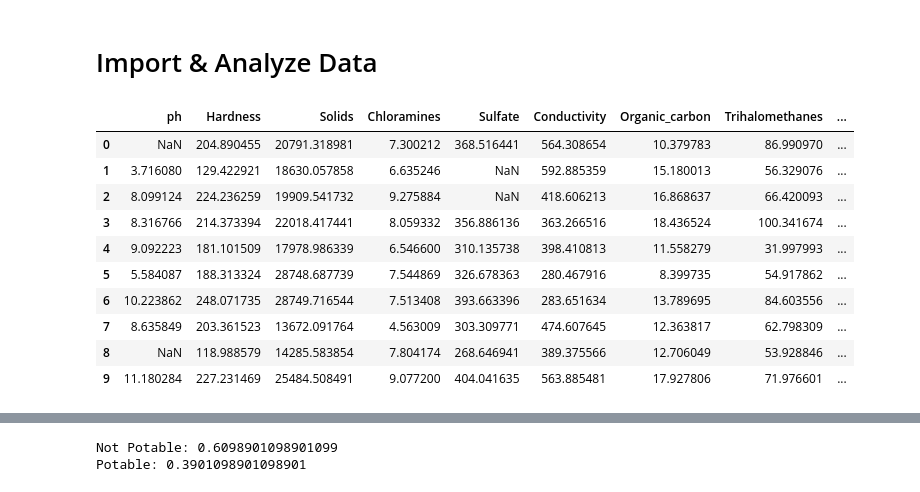
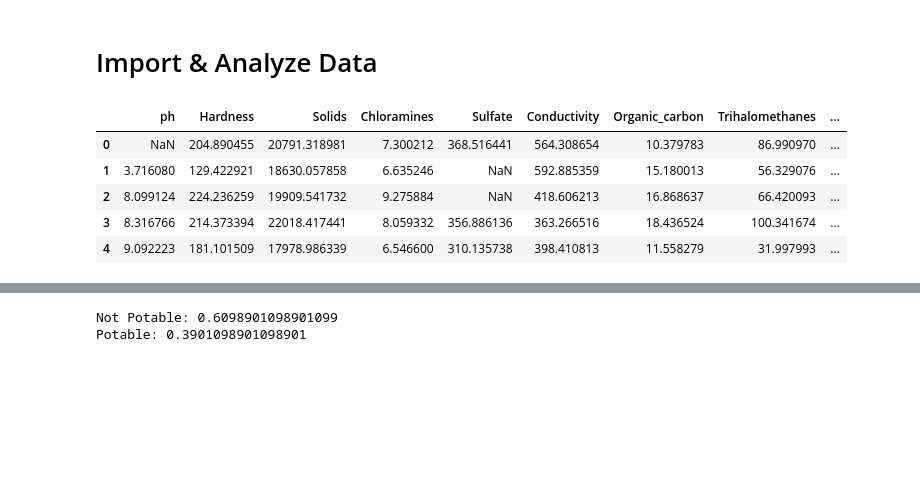
Before and after one commit to voidt01/Water-Quality-Machine-Learning-Prediction-Model, a Jupyter notebook: FINAL.ipynb, the cells around one changed output, grey strips where cells are left out. Drawn from its saved outputs; the diff is of its cells as text; code cells hidden in the pictures; blank space fills up the shorter version.

```diff
--- a/FINAL.ipynb
+++ b/FINAL.ipynb
@@ -28,19 +28,14 @@ from xgboost import XGBClassifier
 from sklearn.metrics import accuracy_score, ConfusionMatrixDisplay, classification_report, roc_auc_score, f1_score, precision_score, recall_score
 # %%
 df = pd.read_csv('water_potability.csv')
-df.head(10)
+df.head(5)
 # %% [output]
 |  | ph | Hardness | Solids | Chloramines | Sulfate | Conductivity | Organic_carbon | Trihalomethanes | ... |
 | 0 | NaN | 204.890455 | 20791.318981 | 7.300212 | 368.516441 | 564.308654 | 10.379783 | 86.990970 | ... |
 | 1 | 3.716080 | 129.422921 | 18630.057858 | 6.635246 | NaN | 592.885359 | 15.180013 | 56.329076 | ... |
 | 2 | 8.099124 | 224.236259 | 19909.541732 | 9.275884 | NaN | 418.606213 | 16.868637 | 66.420093 | ... |
 | 3 | 8.316766 | 214.373394 | 22018.417441 | 8.059332 | 356.886136 | 363.266516 | 18.436524 | 100.341674 | ... |
 | 4 | 9.092223 | 181.101509 | 17978.986339 | 6.546600 | 310.135738 | 398.410813 | 11.558279 | 31.997993 | ... |
-| 5 | 5.584087 | 188.313324 | 28748.687739 | 7.544869 | 326.678363 | 280.467916 | 8.399735 | 54.917862 | ... |
-| 6 | 10.223862 | 248.071735 | 28749.716544 | 7.513408 | 393.663396 | 283.651634 | 13.789695 | 84.603556 | ... |
-| 7 | 8.635849 | 203.361523 | 13672.091764 | 4.563009 | 303.309771 | 474.607645 | 12.363817 | 62.798309 | ... |
-| 8 | NaN | 118.988579 | 14285.583854 | 7.804174 | 268.646941 | 389.375566 | 12.706049 | 53.928846 | ... |
-| 9 | 11.180284 | 227.231469 | 25484.508491 | 9.077200 | 404.041635 | 563.885481 | 17.927806 | 71.976601 | ... |
 # %%
 df.info()
 # %% [output]
```
Also changed, not shown: parts of 10 cells of this notebook, 2 other files.
